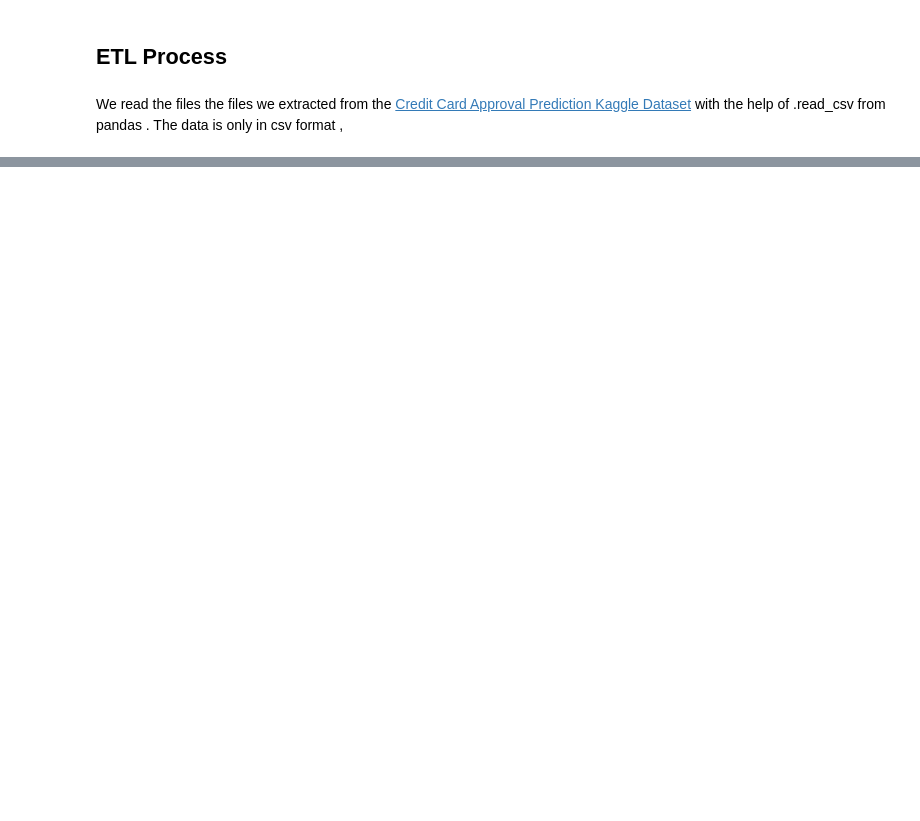
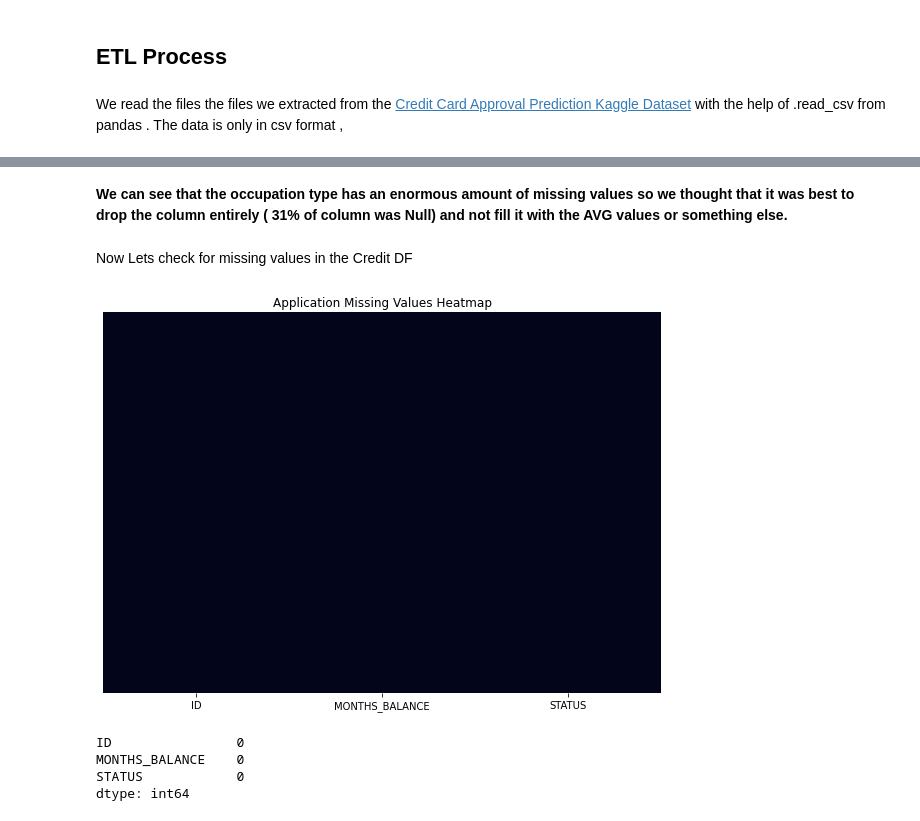
Before and after one commit to IliadisVictor/Credit-Card-Approval-Predictions, a Jupyter notebook: Notebook.ipynb, the cells around one changed output, grey strips where cells are left out. Saved outputs shown, nothing was run; the diff lists cells and outputs as text; code cells hidden in the pictures; blank space fills up the shorter version.

```diff
--- a/Notebook.ipynb
+++ b/Notebook.ipynb
@@ -34,0 +158,2 @@ ApplicationDF.head()
+# %% [markdown]
+**We can see that the occupation type  has an enormous amount of missing values so we thought that it was best to drop the column entirely ( 31% of column was Null) and not fill it with the AVG values or something else.**
@@ -34,0 +162,18 @@ ApplicationDF.head()
+# %% [markdown]
+Now Lets check for missing values in the Credit DF
+# %%
+#set figure size
+plt.figure(figsize=(10,7))
+#generate heatmap
+sns.heatmap(CreditDF.isnull(), cbar=False)
+#labels and titles
+plt.title("Application Missing Values Heatmap")
+plt.yticks([])
+plt.show()
+print(CreditDF.isnull().sum())
+# %% [output]
+[figure, added]
+ID                0
+MONTHS_BALANCE    0
+STATUS            0
+dtype: int64
```
Also changed, not shown: parts of 13 cells of this notebook.
